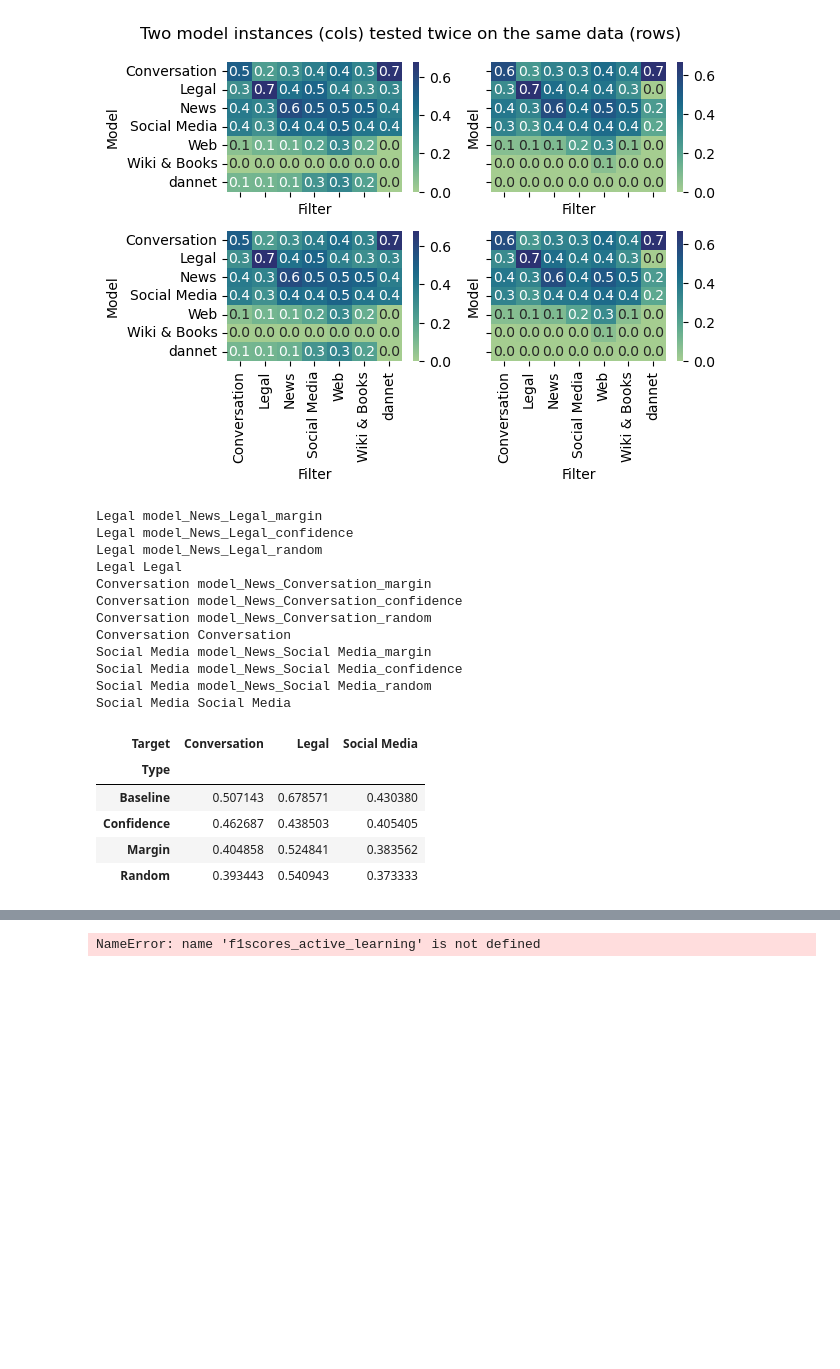
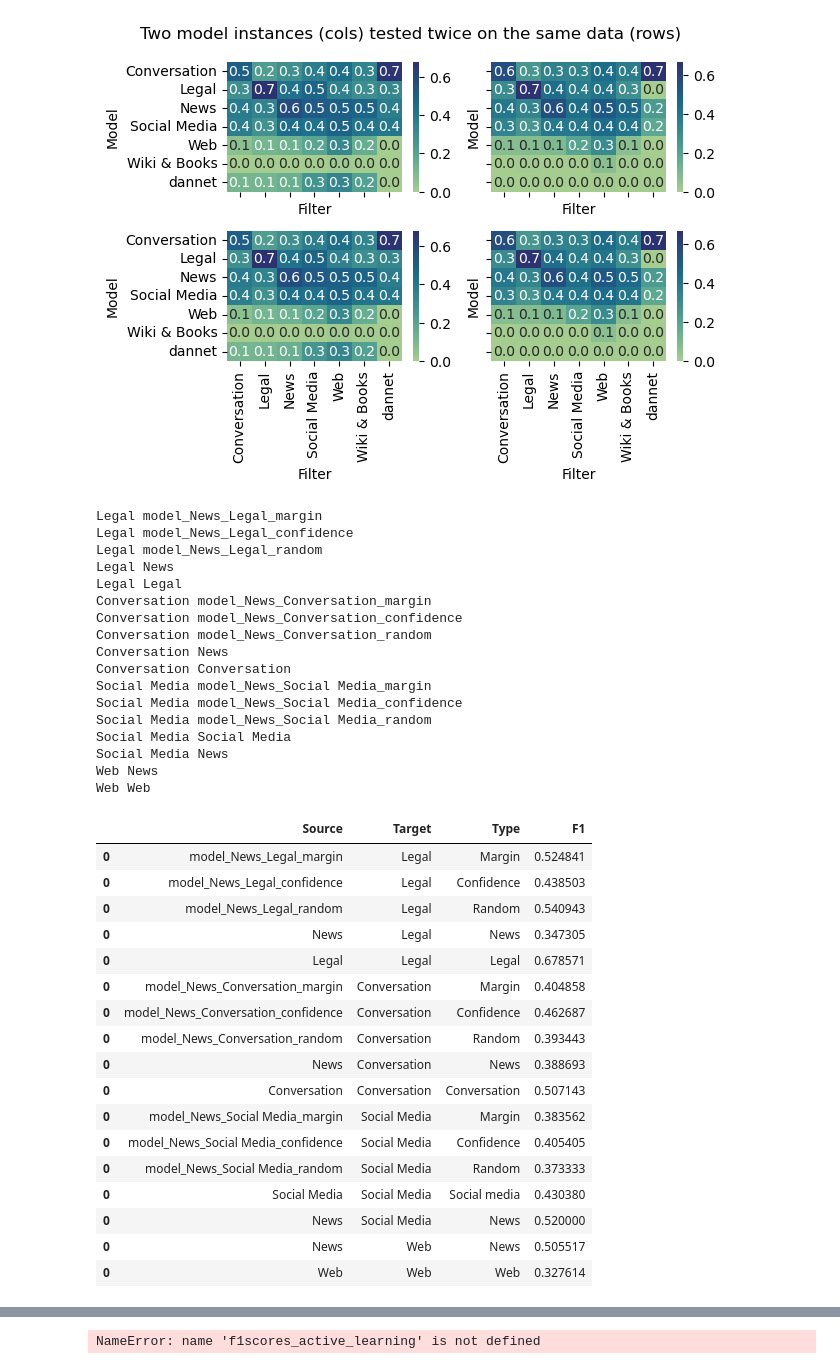
Before and after one commit to krusand/CrossNER-Active-Learning, a Jupyter notebook: spanf1.ipynb, the cells around one changed output, grey strips where cells are left out. Saved outputs shown, nothing was run; the diff lists cells and outputs as text; code cells hidden in the pictures; blank space fills up the shorter version.

```diff
--- a/spanf1.ipynb
+++ b/spanf1.ipynb
@@ -220,40 +220,57 @@ with open("f1_scores/f1_scores_active_learning.pkl", "rb") as fp:
 AL_f1.update(BL_f1)
 
 
 def active_learning_comparison(f1_scores: dict,target_domains:list[str]):
     dfs = []
 
     for target_domain in target_domains:
         for model in f1_scores.keys():
-            if target_domain in model:
+            if target_domain in model or model == "News":
                 print(target_domain, model)
                 dfs.append(pd.DataFrame({
                     "Source": [model],
                     "Target": [target_domain],
-                    "Type": ["Baseline" if model == target_domain else model.split("_")[-1].capitalize()],
+                    "Type": [model.split("_")[-1].capitalize()],
                     "F1": [f1_scores[model][target_domain]]
                 }))
 
-    return pd.concat(dfs).pivot(index="Type", columns="Target", values="F1")
+    return pd.concat(dfs)
 
 
-active_learning_comparison(AL_f1, ["Legal", "Conversation", "Social Media"])
+active_learning_comparison(AL_f1, ["Legal", "Conversation", "Social Media", "Web"])
 # %% [output]
 Legal model_News_Legal_margin
 Legal model_News_Legal_confidence
 Legal model_News_Legal_random
+Legal News
 Legal Legal
 Conversation model_News_Conversation_margin
 Conversation model_News_Conversation_confidence
 Conversation model_News_Conversation_random
+Conversation News
 Conversation Conversation
 Social Media model_News_Social Media_margin
 Social Media model_News_Social Media_confidence
 Social Media model_News_Social Media_random
 Social Media Social Media
+Social Media News
+Web News
+Web Web
-| Target | Conversation | Legal | Social Media |
-| Type |  |  |  |
-| Baseline | 0.507143 | 0.678571 | 0.430380 |
-| Confidence | 0.462687 | 0.438503 | 0.405405 |
-| Margin | 0.404858 | 0.524841 | 0.383562 |
-| Random | 0.393443 | 0.540943 | 0.373333 |
+|  | Source | Target | Type | F1 |
+| 0 | model_News_Legal_margin | Legal | Margin | 0.524841 |
+| 0 | model_News_Legal_confidence | Legal | Confidence | 0.438503 |
+| 0 | model_News_Legal_random | Legal | Random | 0.540943 |
+| 0 | News | Legal | News | 0.347305 |
+| 0 | Legal | Legal | Legal | 0.678571 |
+| 0 | model_News_Conversation_margin | Conversation | Margin | 0.404858 |
+| 0 | model_News_Conversation_confidence | Conversation | Confidence | 0.462687 |
+| 0 | model_News_Conversation_random | Conversation | Random | 0.393443 |
+| 0 | News | Conversation | News | 0.388693 |
+| 0 | Conversation | Conversation | Conversation | 0.507143 |
+| 0 | model_News_Social Media_margin | Social Media | Margin | 0.383562 |
+| 0 | model_News_Social Media_confidence | Social Media | Confidence | 0.405405 |
+| 0 | model_News_Social Media_random | Social Media | Random | 0.373333 |
+| 0 | Social Media | Social Media | Social media | 0.430380 |
+| 0 | News | Social Media | News | 0.520000 |
+| 0 | News | Web | News | 0.505517 |
+| 0 | Web | Web | Web | 0.327614 |
```
Also changed, not shown: parts of 1 cell of this notebook, 1 other file.
